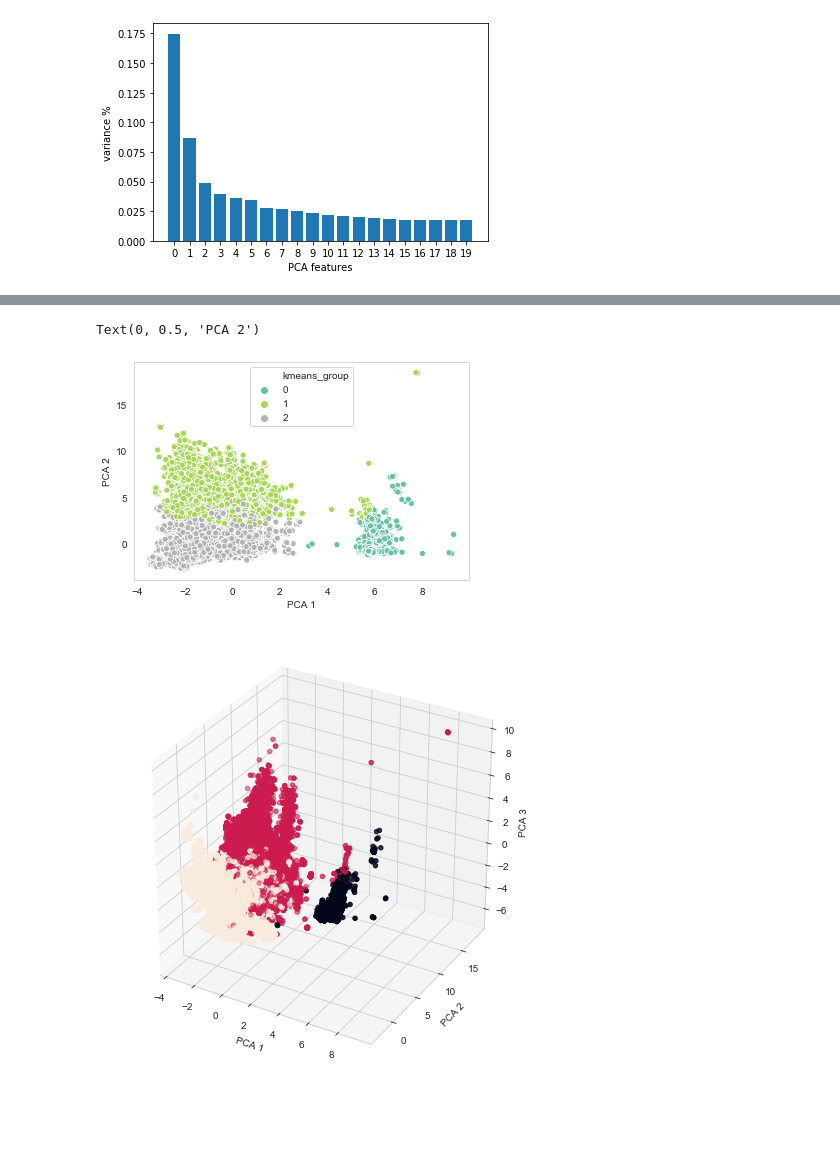
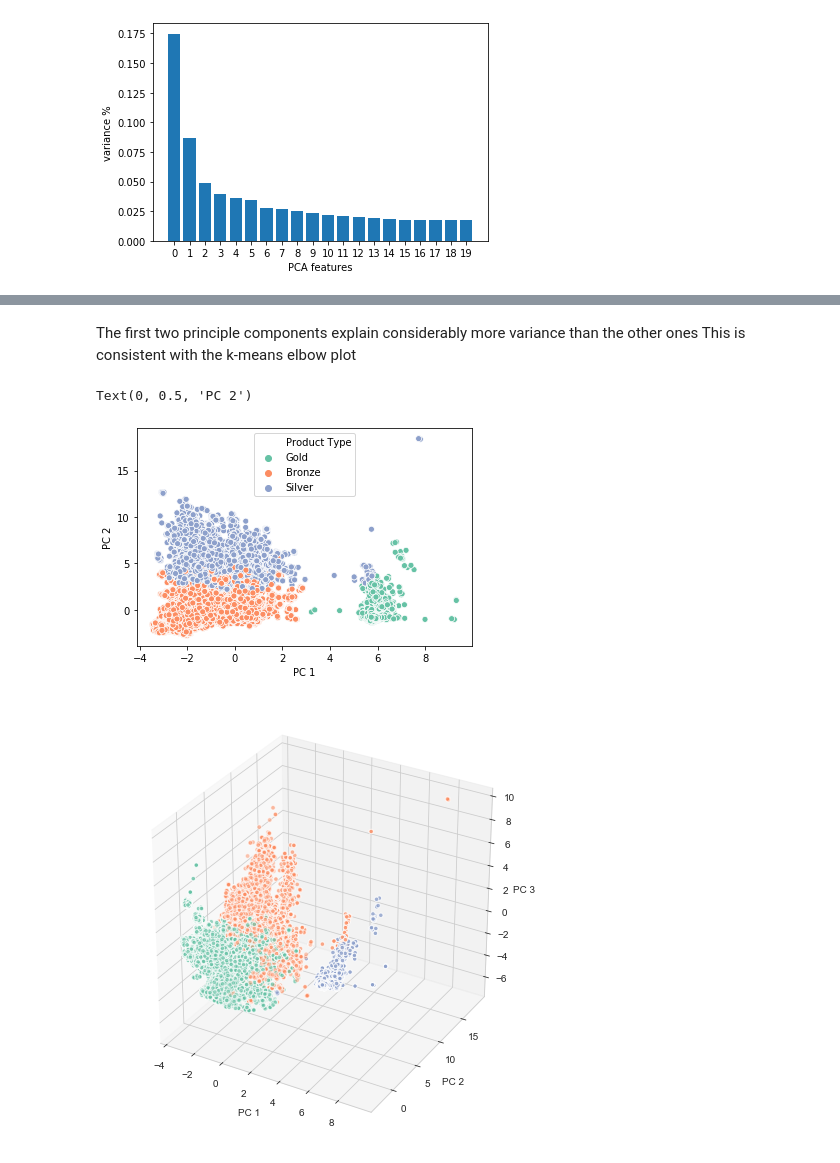
Before and after one commit to apaciorek/grouprong360, a Jupyter notebook: jen/Features_Products.ipynb, the cells around one changed output, grey strips where cells are left out. Saved outputs shown, nothing was run; the diff lists cells and outputs as text; code cells hidden in the pictures; blank space fills up the shorter version.

```diff
--- a/jen/Features_Products.ipynb
+++ b/jen/Features_Products.ipynb
@@ -474,10 +274,0 @@ print(categorical_col)
-# %%
-f, axes = plt.subplots(3,4, figsize=(13, 10))
-for i, column in enumerate(['result','id','house_register', 'business_license',#'house',
-                            'legal_person', 'married', 'car', 'income', 'tax', 'bank',#]):
-                            'socialsecurity', 'lifecost']):
-    if column == 'kmeans_group': continue
-    plotdf = df.groupby('kmeans_group')[column].\
-        value_counts(normalize=True).rename('proportion').reset_index()
-    sns.barplot(x=column, y= 'proportion', hue='kmeans_group', data = plotdf, ax=axes[i//4][i%4])
-plt.tight_layout()
@@ -506,6 +277,11 @@ df_pca = df.drop(['user_id', 'product_id', 'city_id_product', 'bank_id', 'kmeans
 # %%
+# df = pd.read_csv('./result_files/grouped_products.csv')
+## choose columns for PCA, then dummify and scale
+df_pca = df.drop(['user_id', 'product_id', 'city_id_product', 'bank_id',
+                  'kmeans_group', 'Product Type'], axis=1)
 for column in df_pca.columns:
     if (df_pca[column].nunique() < 10) and (df_pca[column].nunique() > 2):
-        df_pca = pd.concat([df_pca.drop(column, axis=1), pd.get_dummies(df_pca[column], prefix=column)], axis=1)
-#pca.set_params(n_components=3)
-#pca.fit(df.drop(['user_id', 'product_id', ]))
+        df_pca = pd.concat([df_pca.drop(column, axis=1),
+                            pd.get_dummies(df_pca[column],
+                                           prefix=column)], axis=1)
+matrix_pca = StandardScaler().fit_transform(df_pca)
@@ -534,34 +302,33 @@ Text(0, 0.5, 'PCA 2')
-# %%
-PCA_components['kmeans_group'] = df['kmeans_group']
+# %% [markdown]
+The first two principle components explain considerably more variance than the other ones
+This is consistent with the k-means elbow plot
+# %%
+PCA_components['Product Type'] = df['Product Type']
 # %%
-sns.scatterplot(x=0, y=1, hue='kmeans_group', style=None,
+sns.scatterplot(x=0, y=1, hue='Product Type', style=None,
                 size=None, data=PCA_components, palette="Set2", hue_order=None,
                 hue_norm=None, sizes=None, size_order=None, size_norm=None,
                 markers=True, style_order=None, x_bins=None, y_bins=None, units=None,
                 estimator=None, ci=95, n_boot=1000, alpha='auto', x_jitter=None, y_jitter=None,
                 legend='brief', ax=None)
-plt.xlabel('PCA 1')
-plt.ylabel('PCA 2')
+plt.xlabel('PC 1')
+plt.ylabel('PC 2')
 # %% [output]
-Text(0, 0.5, 'PCA 2')
+Text(0, 0.5, 'PC 2')
-[figure, old version]
+[figure, new version]
 # %%
 from mpl_toolkits.mplot3d import Axes3D
 fig = plt.figure(figsize=(6,6))
 sns.set_style("whitegrid", {'axes.grid' : False})
-ax = Axes3D(fig) # Method 1
-# ax = fig.add_subplot(111, projection='3d') # Method 2
+ax = Axes3D(fig)
 
-#x = np.random.uniform(1,20,size=20)
-#y = np.random.uniform(1,100,size=20)
-#z = np.random.uniform(1,100,size=20)
-
-
-ax.scatter(PCA_components[0], PCA_components[1], PCA_components[2], c=PCA_components['kmeans_group'], marker='o')
-ax.set_xlabel('PCA 1')
-ax.set_ylabel('PCA 2')
-ax.set_zlabel('PCA 3')
-
+#{0:"Bronze", 1:"Gold", 2: "Silver"}
+ax.scatter(PCA_components[0], PCA_components[1], PCA_components[2], c=df['kmeans_group'].map({0:plt.cm.Set2.colors[0], 1:plt.cm.Set2.colors[2], 2:plt.cm.Set2.colors[1]}), #PCA_components['Product Type'],
+           cmap=plt.cm.Set2, marker='o', edgecolors='white')
+ax.set_xlabel('PC 1')
+ax.set_ylabel('PC 2')
+ax.set_zlabel('PC 3')
+#ax.
 plt.show()
 # %% [output]
-[figure, old version]
+[figure, new version]
```
Also changed, not shown: parts of 73 cells of this notebook.
